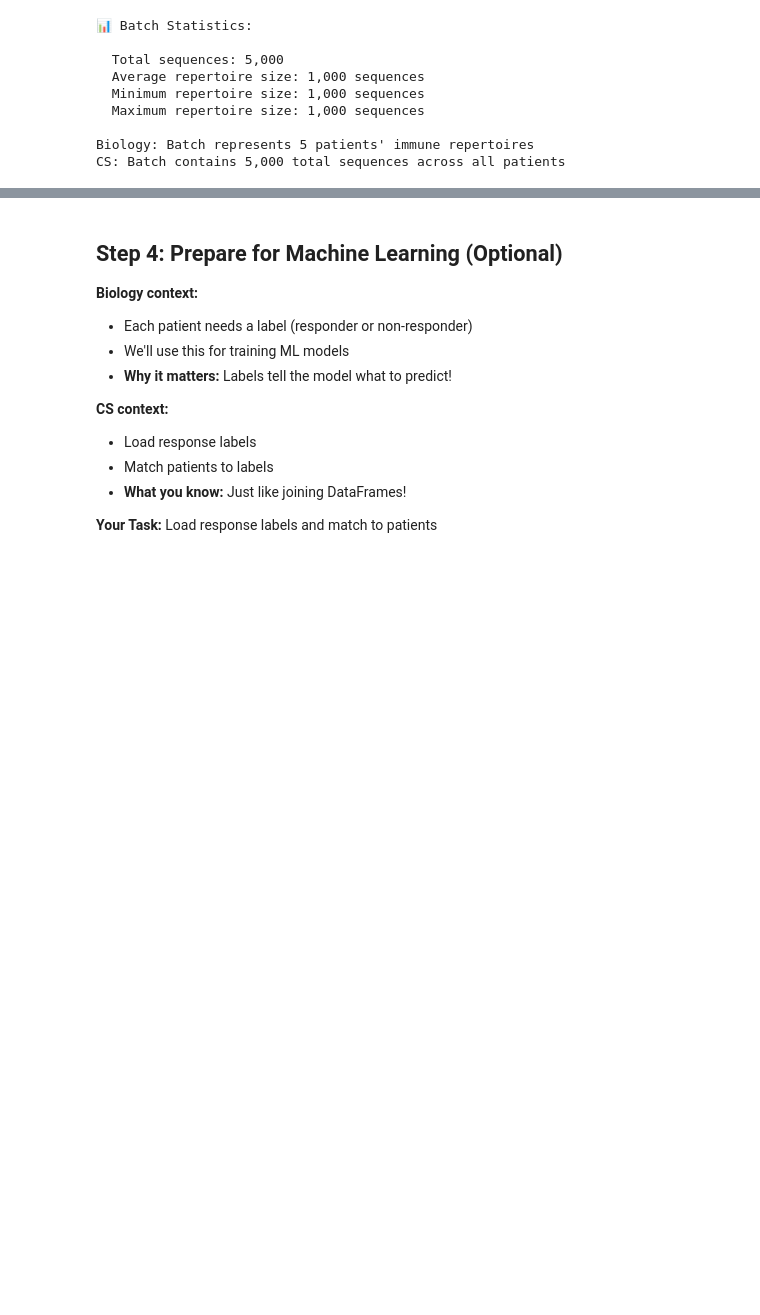
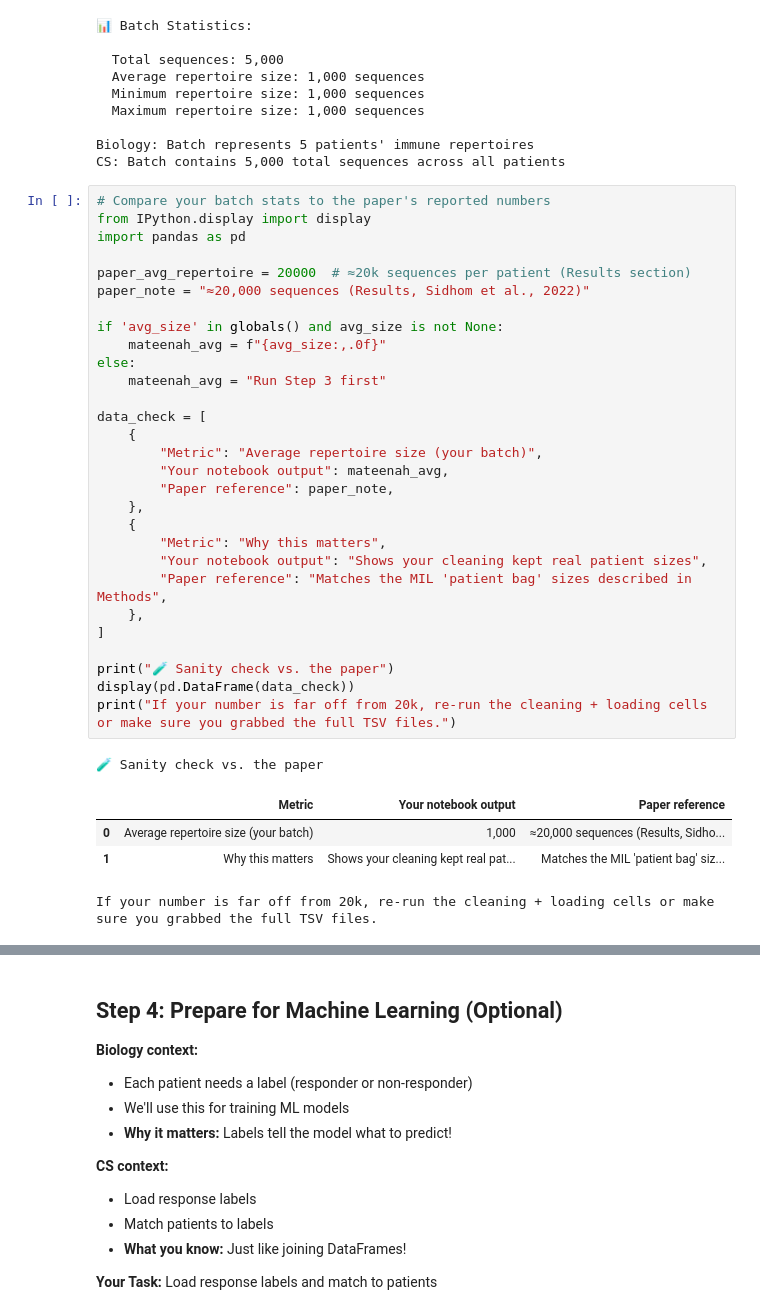
Before and after one commit to MateenahJAHAN/Deep-TCR---New-Implementation, a Jupyter notebook: Day_06_Multiple_Patients/Day_06_Multiple_Patients.executed.ipynb, the cells around one changed output, grey strips where cells are left out. Cells and saved outputs as stored; diff of their text form; blank space fills up the shorter version.

Commit message:
Refactor: Add warm-up and paper anchors to Day 6 notebook
Co-authored-by: jahanmateenah55 <jahanmateenah55@gmail.com>

```diff
--- a/Day_06_Multiple_Patients/Day_06_Multiple_Patients.executed.ipynb
+++ b/Day_06_Multiple_Patients/Day_06_Multiple_Patients.executed.ipynb
@@ -713,3 +736,38 @@ else:
 
 Biology: Batch represents 5 patients' immune repertoires
 CS: Batch contains 5,000 total sequences across all patients
+# %%
+# Compare your batch stats to the paper's reported numbers
+from IPython.display import display
+import pandas as pd
+
+paper_avg_repertoire = 20000  # ≈20k sequences per patient (Results section)
+paper_note = "≈20,000 sequences (Results, Sidhom et al., 2022)"
+
+if 'avg_size' in globals() and avg_size is not None:
+    mateenah_avg = f"{avg_size:,.0f}"
+else:
+    mateenah_avg = "Run Step 3 first"
+
+data_check = [
+    {
+        "Metric": "Average repertoire size (your batch)",
+        "Your notebook output": mateenah_avg,
+        "Paper reference": paper_note,
+    },
+    {
+        "Metric": "Why this matters",
+        "Your notebook output": "Shows your cleaning kept real patient sizes",
+        "Paper reference": "Matches the MIL 'patient bag' sizes described in Methods",
+    },
+]
+
+print("🧪 Sanity check vs. the paper")
+display(pd.DataFrame(data_check))
+print("If your number is far off from 20k, re-run the cleaning + loading cells or make sure you grabbed the full TSV files.")
+# %% [output]
+🧪 Sanity check vs. the paper
+|  | Metric | Your notebook output | Paper reference |
+| 0 | Average repertoire size (your batch) | 1,000 | ≈20,000 sequences (Results, Sidho... |
+| 1 | Why this matters | Shows your cleaning kept real pat... | Matches the MIL 'patient bag' siz... |
+If your number is far off from 20k, re-run the cleaning + loading cells or make sure you grabbed the full TSV files.
```
Also changed, not shown: parts of 5 cells of this notebook, 1 other file.
